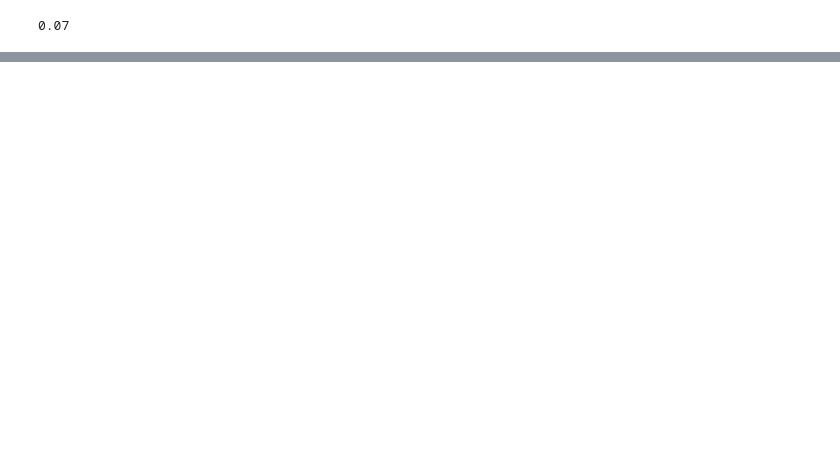
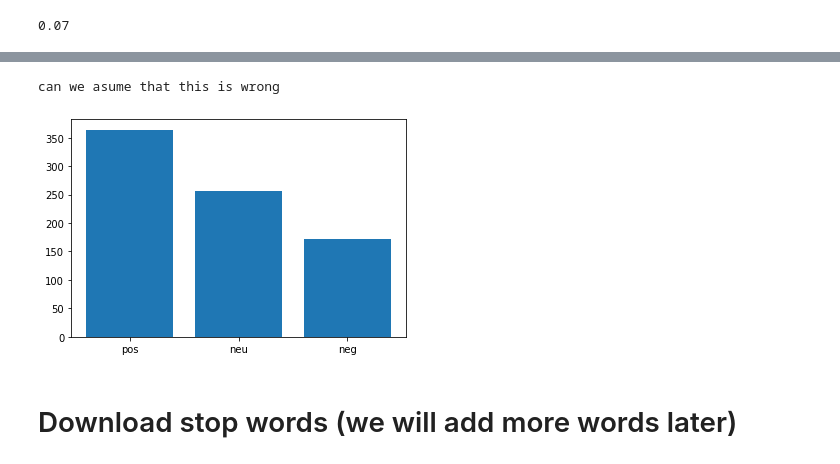
Before and after one commit to tomashege/research_project, a Jupyter notebook: Tomas/sentiment.ipynb, the cells around one changed output, grey strips where cells are left out. Cells and saved outputs as stored; diff of their text form; code cells hidden in the pictures; blank space fills up the shorter version.

```diff
--- a/Tomas/sentiment.ipynb
+++ b/Tomas/sentiment.ipynb
@@ -63,0 +78,18 @@ round(polarity/len(list_of_tweets)*100)/100
+# %%
+def sentiment(x):
+    if x<0:
+        return 'neg'
+    elif x==0:
+        return 'neu'
+    else:
+        return 'pos'
+
+tweet_senti_values_polarity = tweet_senti_values.map(lambda x: sentiment(x))
+#tweet_senti_values_polarity.head()
+plt.bar(tweet_senti_values_polarity.value_counts().index, tweet_senti_values_polarity.value_counts())
+print("can we asume that this is wrong")
+# %% [output]
+can we asume that this is wrong
+[figure, added]
+# %% [markdown]
+# Download stop words (we will add more words later)
```
Also changed, not shown: parts of 26 cells of this notebook, 5 other files.
